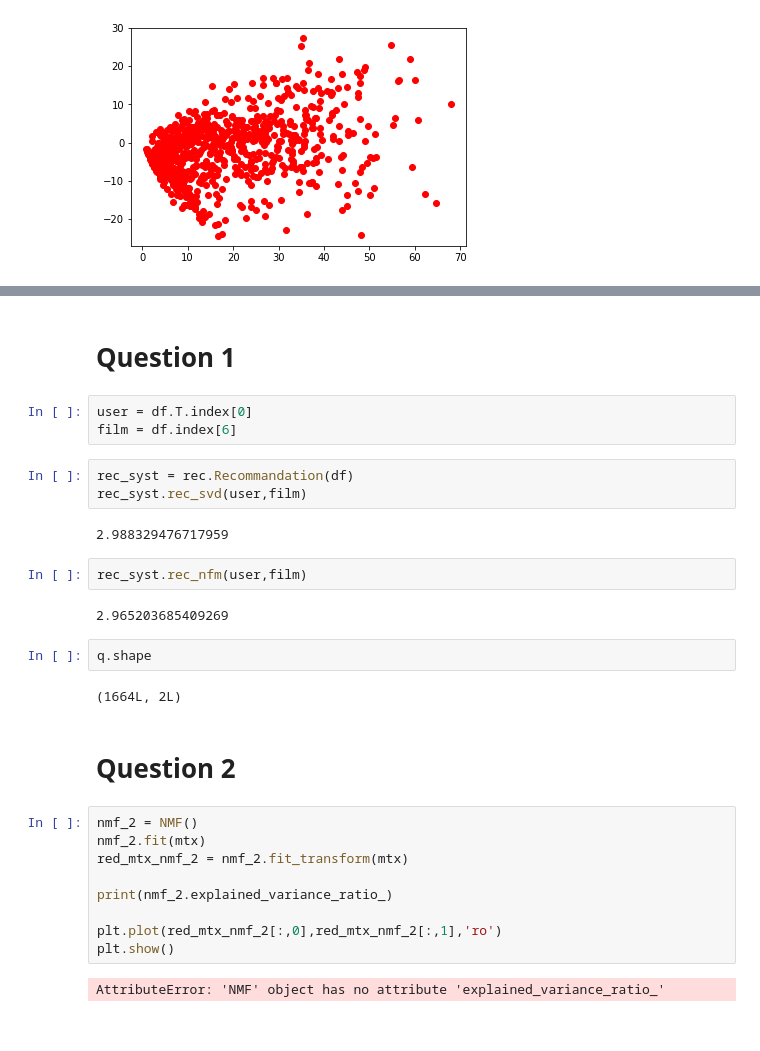
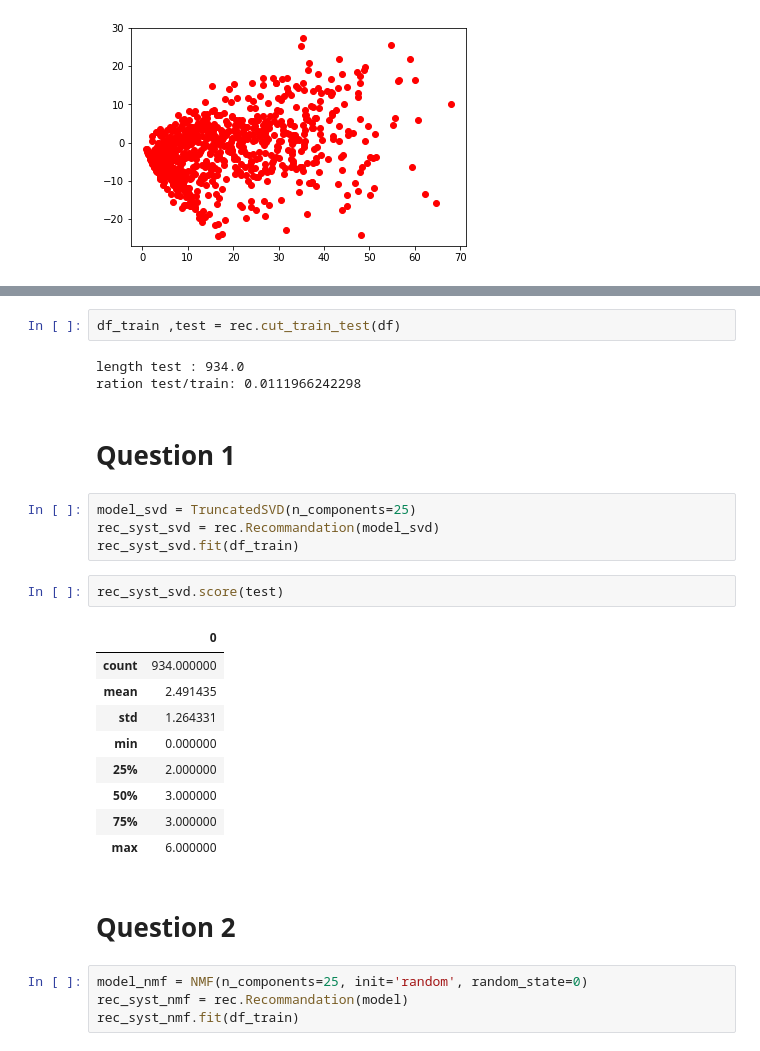
Before and after one commit to JulietteOrtholand/FDMS---Film, a Jupyter notebook: Untitled1.ipynb, the cells around one changed output, grey strips where cells are left out. Saved outputs shown, nothing was run; the diff lists cells and outputs as text.

Commit message:
Questions 1 et 2, mes scores sont très mauvais...

```diff
--- a/Untitled1.ipynb
+++ b/Untitled1.ipynb
@@ -97,31 +78,29 @@ plt.show()
+# %%
+df_train ,test = rec.cut_train_test(df)
+# %% [output]
+length test : 934.0
+ration test/train: 0.0111966242298
 # %% [markdown]
 # Question 1
-# %%
-user = df.T.index[0]
-film = df.index[6]
-# %%
-rec_syst = rec.Recommandation(df)
-rec_syst.rec_svd(user,film)
-# %% [output]
-2.988329476717959
-# %%
-rec_syst.rec_nfm(user,film)
-# %% [output]
-2.965203685409269
-# %%
-q.shape
-# %% [output]
-(1664L, 2L)
+# %%
+model_svd = TruncatedSVD(n_components=25)
+rec_syst_svd = rec.Recommandation(model_svd)
+rec_syst_svd.fit(df_train)
+# %%
+rec_syst_svd.score(test)
+# %% [output]
+|  | 0 |
+| count | 934.000000 |
+| mean | 2.491435 |
+| std | 1.264331 |
+| min | 0.000000 |
+| 25% | 2.000000 |
+| 50% | 3.000000 |
+| 75% | 3.000000 |
+| max | 6.000000 |
 # %% [markdown]
 # Question 2
-# %%
-nmf_2 = NMF()
-nmf_2.fit(mtx)
-red_mtx_nmf_2 = nmf_2.fit_transform(mtx)
-
-print(nmf_2.explained_variance_ratio_)
-
-plt.plot(red_mtx_nmf_2[:,0],red_mtx_nmf_2[:,1],'ro')
-plt.show()
-# %% [output]
-AttributeError: 'NMF' object has no attribute 'explained_variance_ratio_'
+# %%
+model_nmf = NMF(n_components=25, init='random', random_state=0)
+rec_syst_nmf = rec.Recommandation(model)
+rec_syst_nmf.fit(df_train)
```
Also changed, not shown: parts of 7 cells of this notebook, 2 other files.
